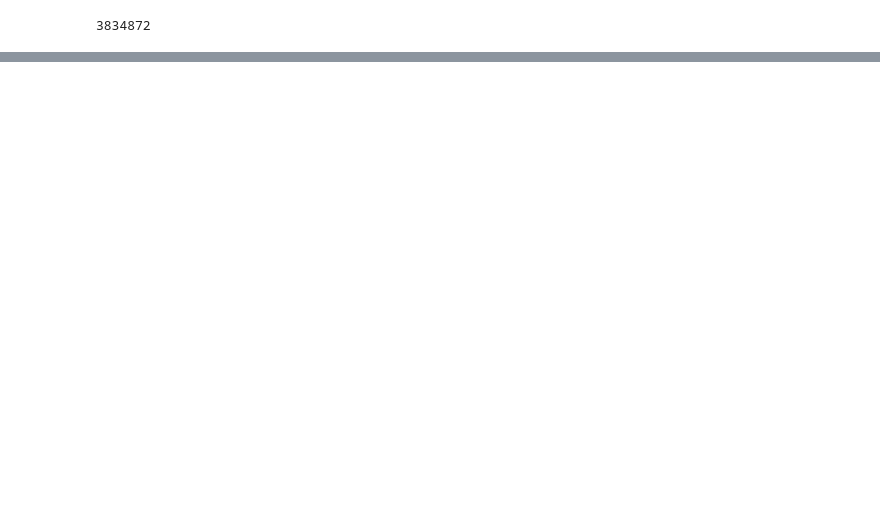
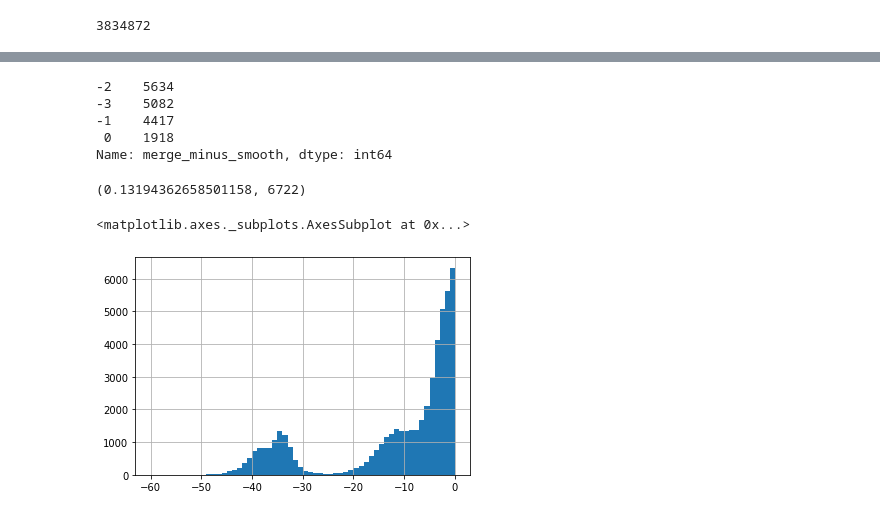
Before and after one commit to colinleach/zoobot, a Jupyter notebook: notebooks/catalogs/decals_dr5_fixes.ipynb, the cells around one changed output, grey strips where cells are left out. Drawn from its saved outputs; the diff is of its cells as text; code cells hidden in the pictures; blank space fills up the shorter version.

```diff
--- a/notebooks/catalogs/decals_dr5_fixes.ipynb
+++ b/notebooks/catalogs/decals_dr5_fixes.ipynb
@@ -535,3 +539,8 @@ final_df['smooth-or-featured_total-votes'].sum()
 3834872
 # %%
 # merge in NSA later in merge_catalogs
+# %%
+# counts for paper
+maybe_missing = final_df.query('upload_group == "pre_active"')
+maybe_missing['merge_minus_smooth'] = maybe_missing['merging_total-votes'] - maybe_missing['smooth-or-featured_total-votes']
+(maybe_missing['merge_minus_smooth'] < 0).mean()  # fewer
@@ -537,0 +554,17 @@ final_df['smooth-or-featured_total-votes'].sum()
+# %%
+maybe_missing[maybe_missing['merge_minus_smooth'] > -4]['merge_minus_smooth'].value_counts()
+# %% [output]
+-2    5634
+-3    5082
+-1    4417
+ 0    1918
+Name: merge_minus_smooth, dtype: int64
+# %%
+(maybe_missing['merging_total-votes'] == 0).mean() , (maybe_missing['merging_total-votes'] == 0).sum()
+# %% [output]
+(0.13194362658501158, 6722)
+# %%
+maybe_missing['merge_minus_smooth'].hist(bins=60, range=(-60, 0))
+# %% [output]
+<matplotlib.axes._subplots.AxesSubplot at 0x...>
+[figure, added]
```
Also changed, not shown: parts of 10 cells of this notebook, 8 other files.
